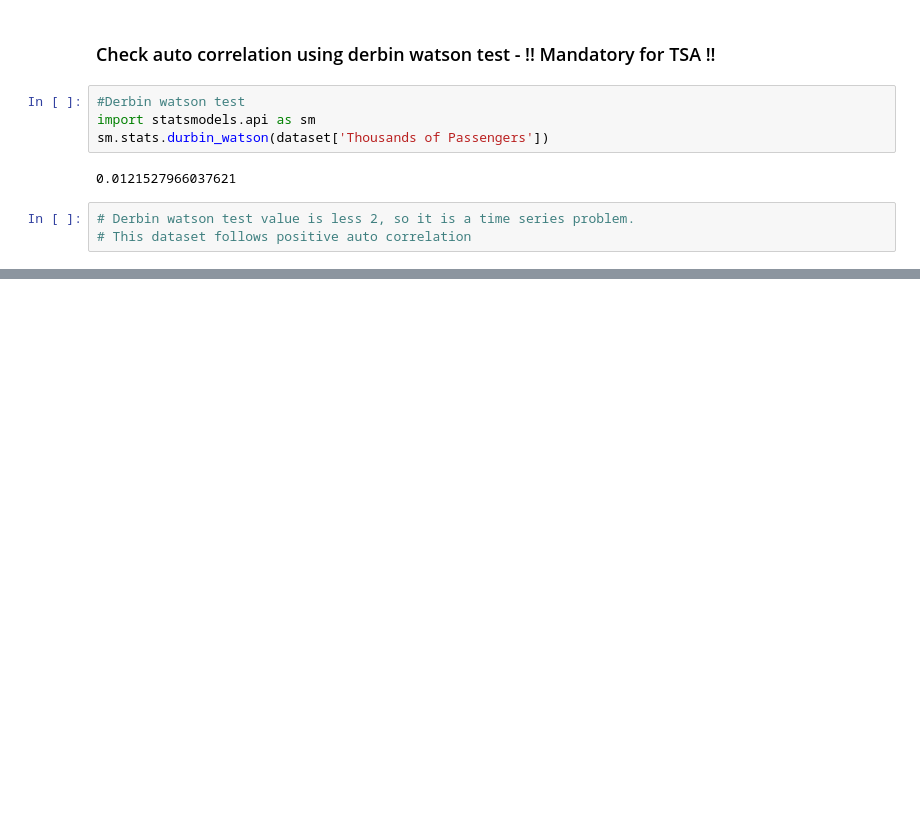
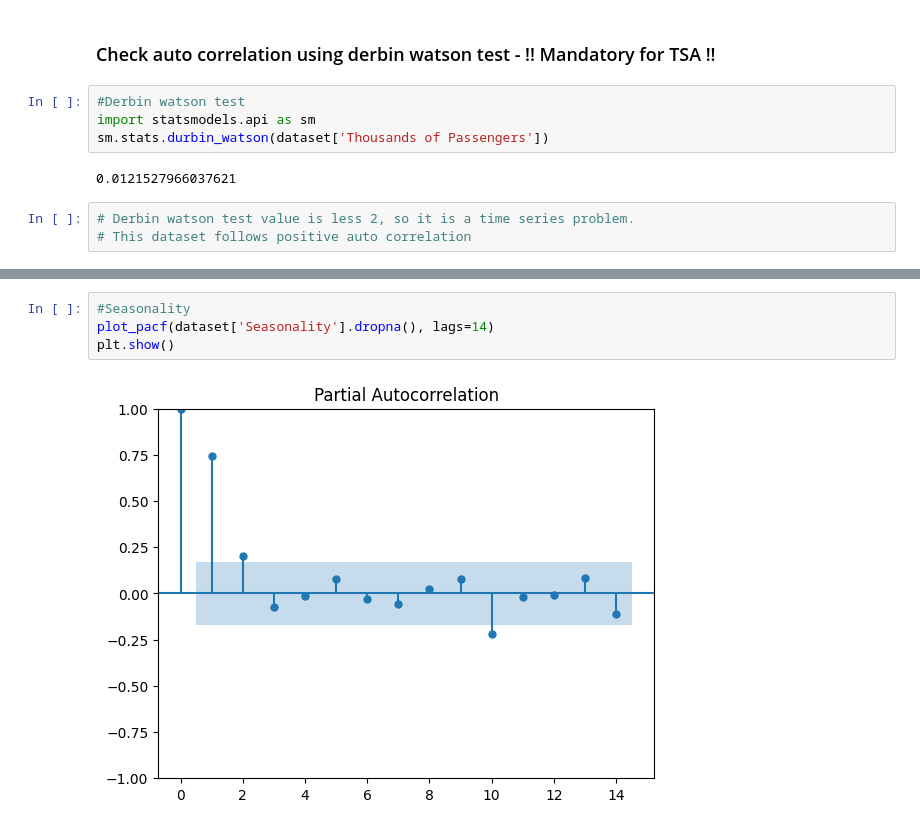
Before and after one commit to iampawankc/MLAlgo, a Jupyter notebook: TimeSeriesForecasting/Timeseries-fundamentals.ipynb, the cells around one changed output, grey strips where cells are left out. Saved outputs shown, nothing was run; the diff lists cells and outputs as text; blank space fills up the shorter version.

```diff
--- a/TimeSeriesForecasting/Timeseries-fundamentals.ipynb
+++ b/TimeSeriesForecasting/Timeseries-fundamentals.ipynb
@@ -131,0 +293,6 @@ sm.stats.durbin_watson(dataset['Thousands of Passengers'])
+# %%
+#Seasonality
+plot_pacf(dataset['Seasonality'].dropna(), lags=14)
+plt.show()
+# %% [output]
+[figure, added]
```
Also changed, not shown: parts of 68 cells of this notebook.
